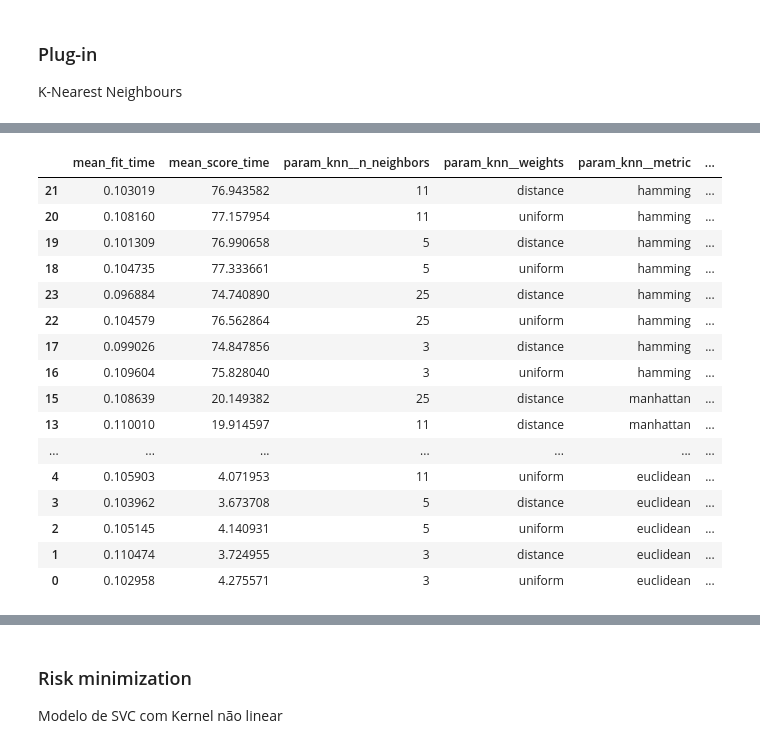
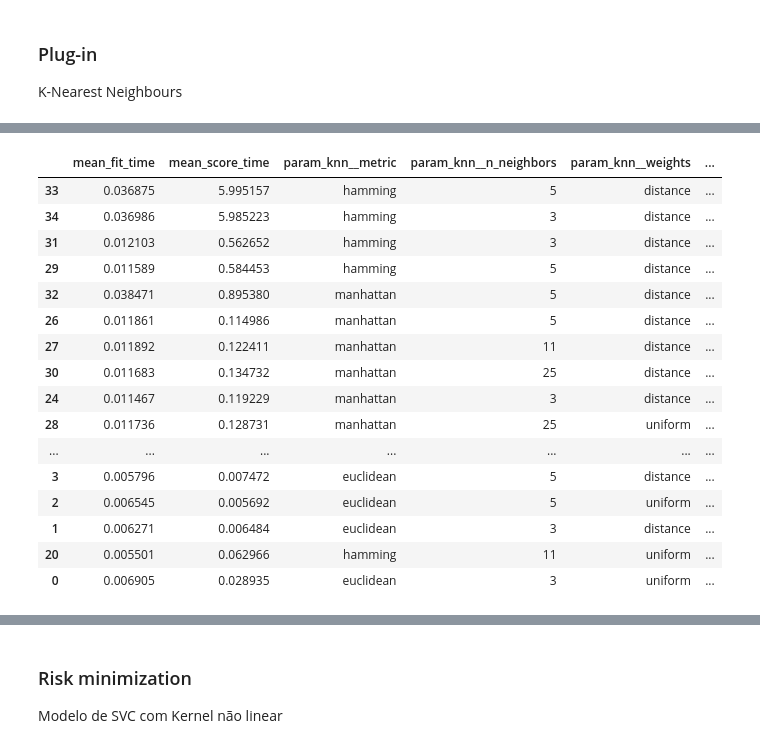
Before and after one commit to fmromeiro/mo810-kidney-waitlist, a Jupyter notebook: model_ordered.ipynb, the cells around one changed output, grey strips where cells are left out. Cells and saved outputs as stored; diff of their text form; code cells hidden in the pictures.

```diff
--- a/model_ordered.ipynb
+++ b/model_ordered.ipynb
@@ -118,11 +120,18 @@ df_cross_cln = df_cross#.drop(columns=['days_waiting_a', 'days_waiting_b', 'tran
 # %%
 target = 'transplanted_first'
-_meta = ['idx_a', 'idx_b','days_waiting_a', 'days_waiting_b', 'transplant_date_a', 'transplant_date_b']
+_meta = ['idx_a', 'idx_b','days_waiting_a', 'days_waiting_b', 'date_transplanted_a', 'date_transplanted_b']
 # %%
 X, y, meta = df_cross_cln.drop(columns=[target, *_meta]), df_cross_cln[target], df_cross_cln[_meta]
 # %%
-from sklearn.model_selection import train_test_split
-X_train, X_test, y_train, y_test, meta_train, meta_test = train_test_split(X, y, meta, test_size=0.2, random_state=1729)
+# from sklearn.model_selection import train_test_split
+# X_train, X_test, y_train, y_test, meta_train, meta_test = train_test_split(X, y, meta, test_size=0.2, random_state=1729)
+
+N = df_cross_cln.shape[0]
+N_train = N * 80 // 100
+
+X_train, X_test = X.iloc[:N_train], X.iloc[N_train:]
+y_train, y_test = y.iloc[:N_train], y.iloc[N_train:]
+meta_train, meta_test = meta.iloc[:N_train], meta.iloc[N_train:]
 # %% [markdown]
 ## Métricas de avaliação
 # %%
@@ -180,11 +188,12 @@ linear_svc_params = [
     },
 ]
 
-linear_svc_grid = GridSearchCV(
+linear_svc_grid = HalvingGridSearchCV(
     make_pipeline(StandardScaler(), LinearSVC(dual='auto', random_state=1729, max_iter=10_000)),
     linear_svc_params,
-    verbose=4,
-    scoring=('roc_auc', 'accuracy'),
-    refit='roc_auc')
+    verbose=3,
+    scoring='roc_auc',
+    refit=True,
+    n_jobs=-1)
 linear_svc_grid.fit(X_train, y_train)
 # %% [output]
@@ -275,11 +318,12 @@ knn_params = [
     },
 ]
 
-knn_grid = GridSearchCV(
+knn_grid = HalvingGridSearchCV(
     Pipeline(steps=[('scaler', StandardScaler()), ('knn', KNeighborsClassifier())]),
     knn_params,
-    verbose=4,
-    scoring=('roc_auc', 'accuracy'),
-    refit='roc_auc')
+    verbose=3,
+    scoring='roc_auc',
+    refit=True,
+    n_jobs=1)
 knn_grid.fit(X_train, y_train)
 # %% [output]
@@ -309,24 +355,24 @@ GridSearchCV(estimator=Pipeline(steps=[('scaler', StandardScaler()),
 # %%
 knn_grid_df = pd.DataFrame(knn_grid.cv_results_)
-knn_grid_df.sort_values(['mean_test_roc_auc', 'mean_test_accuracy'], ascending=False)[['mean_fit_time', 'mean_score_time', 'param_knn__n_neighbors', 'param_knn__weights', 'param_knn__metric', 'mean_test_roc_auc', 'std_test_roc_auc', 'mean_test_accuracy', 'std_test_accuracy']]
+knn_grid_df.sort_values('mean_test_score', ascending=False)[['mean_fit_time', 'mean_score_time', 'param_knn__metric', 'param_knn__n_neighbors', 'param_knn__weights', 'mean_test_score', 'std_test_score']]
 # %% [output]
-|  | mean_fit_time | mean_score_time | param_knn__n_neighbors | param_knn__weights | param_knn__metric | ... |
-| 21 | 0.103019 | 76.943582 | 11 | distance | hamming | ... |
-| 20 | 0.108160 | 77.157954 | 11 | uniform | hamming | ... |
-| 19 | 0.101309 | 76.990658 | 5 | distance | hamming | ... |
-| 18 | 0.104735 | 77.333661 | 5 | uniform | hamming | ... |
-| 23 | 0.096884 | 74.740890 | 25 | distance | hamming | ... |
-| 22 | 0.104579 | 76.562864 | 25 | uniform | hamming | ... |
-| 17 | 0.099026 | 74.847856 | 3 | distance | hamming | ... |
-| 16 | 0.109604 | 75.828040 | 3 | uniform | hamming | ... |
-| 15 | 0.108639 | 20.149382 | 25 | distance | manhattan | ... |
-| 13 | 0.110010 | 19.914597 | 11 | distance | manhattan | ... |
+|  | mean_fit_time | mean_score_time | param_knn__metric | param_knn__n_neighbors | param_knn__weights | ... |
+| 33 | 0.036875 | 5.995157 | hamming | 5 | distance | ... |
+| 34 | 0.036986 | 5.985223 | hamming | 3 | distance | ... |
+| 31 | 0.012103 | 0.562652 | hamming | 3 | distance | ... |
+| 29 | 0.011589 | 0.584453 | hamming | 5 | distance | ... |
+| 32 | 0.038471 | 0.895380 | manhattan | 5 | distance | ... |
+| 26 | 0.011861 | 0.114986 | manhattan | 5 | distance | ... |
+| 27 | 0.011892 | 0.122411 | manhattan | 11 | distance | ... |
+| 30 | 0.011683 | 0.134732 | manhattan | 25 | distance | ... |
+| 24 | 0.011467 | 0.119229 | manhattan | 3 | distance | ... |
+| 28 | 0.011736 | 0.128731 | manhattan | 25 | uniform | ... |
 | ... | ... | ... | ... | ... | ... | ... |
-| 4 | 0.105903 | 4.071953 | 11 | uniform | euclidean | ... |
-| 3 | 0.103962 | 3.673708 | 5 | distance | euclidean | ... |
-| 2 | 0.105145 | 4.140931 | 5 | uniform | euclidean | ... |
-| 1 | 0.110474 | 3.724955 | 3 | distance | euclidean | ... |
-| 0 | 0.102958 | 4.275571 | 3 | uniform | euclidean | ... |
+| 3 | 0.005796 | 0.007472 | euclidean | 5 | distance | ... |
+| 2 | 0.006545 | 0.005692 | euclidean | 5 | uniform | ... |
+| 1 | 0.006271 | 0.006484 | euclidean | 3 | distance | ... |
+| 20 | 0.005501 | 0.062966 | hamming | 11 | uniform | ... |
+| 0 | 0.006905 | 0.028935 | euclidean | 3 | uniform | ... |
 # %%
 y_test_knn = knn_grid.predict(X_test)
 (roc_auc_score(y_test, y_test_knn), accuracy_score(y_test, y_test_knn))
```
Also changed, not shown: parts of 45 cells of this notebook, 2 other files.
